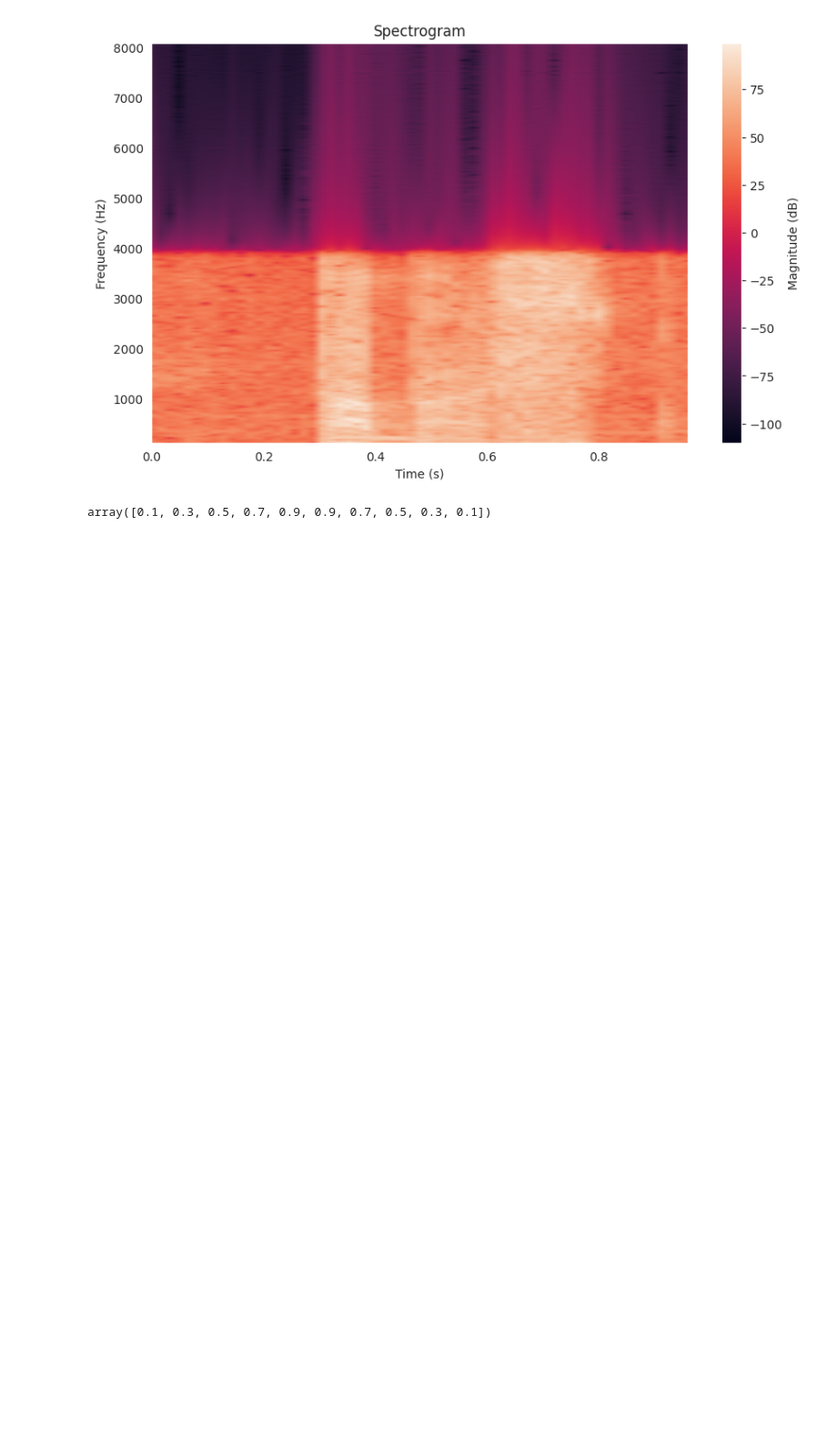
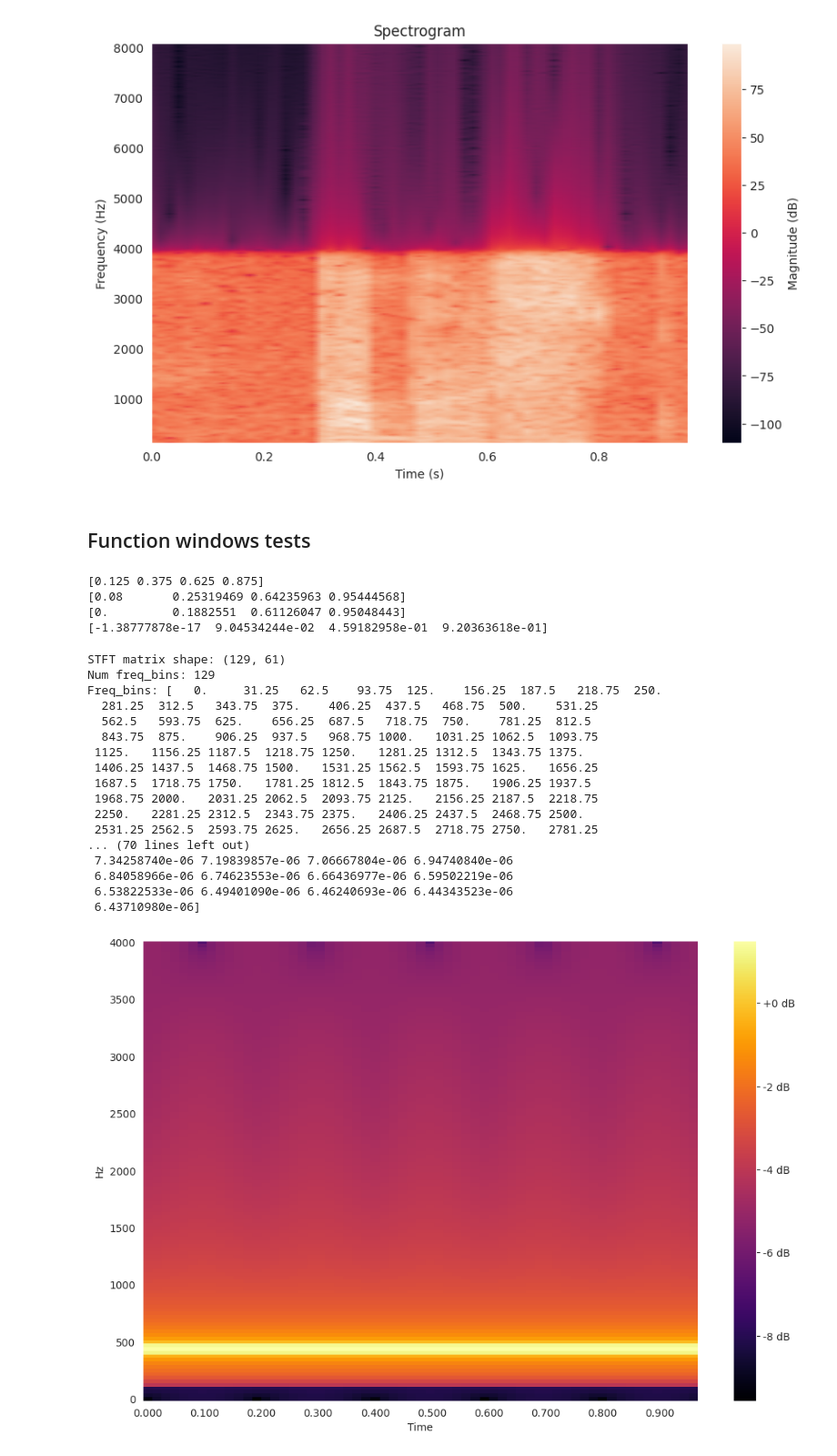
Before and after one commit to VisteK528/TRA_PROJ, a Jupyter notebook: DSP_prototype/STFT_tests.ipynb, the cells around one changed output. Shown at 91% size. Cells and saved outputs as stored; diff of their text form; code cells hidden in the pictures; blank space fills up the shorter version.

Commit message:
Implemented highpass filter using STFT

```diff
--- a/DSP_prototype/STFT_tests.ipynb
+++ b/DSP_prototype/STFT_tests.ipynb
@@ -311,7 +311,59 @@ N_input: 1536
 61
 STFT matrix shape: (256, 61)
 [figure]
+# %% [markdown]
+## Function windows tests
 # %%
-scipy.signal.windows.triang(10)
+spectrum_edge_bins_number = 4
+print(scipy.signal.windows.triang(spectrum_edge_bins_number*2)[0:spectrum_edge_bins_number])
+print(np.hamming(spectrum_edge_bins_number*2)[0:spectrum_edge_bins_number])
+print(np.hanning(spectrum_edge_bins_number*2)[0:spectrum_edge_bins_number])
+print(np.blackman(spectrum_edge_bins_number*2)[0:spectrum_edge_bins_number])
 # %% [output]
-array([0.1, 0.3, 0.5, 0.7, 0.9, 0.9, 0.7, 0.5, 0.3, 0.1])
+[0.125 0.375 0.625 0.875]
+[0.08       0.25319469 0.64235963 0.95444568]
+[0.         0.1882551  0.61126047 0.95048443]
+[-1.38777878e-17  9.04534244e-02  4.59182958e-01  9.20363618e-01]
+# %%
+fs = 8000  # Sampling frequency
+t = np.linspace(0, 1, fs, endpoint=False)  # 1-second time vector
+signal = 0.5 * np.sin(2 * np.pi * 440 * t)  # A 440 Hz sine wave
+
+window_size = 256
+hop_size = 128
+
+stft_matrix, freq_bins, time_frames = DSP_algorithms.stft(signal, fs=fs, N=window_size, hop_size=hop_size, window_type='hann')
+
+print(f"STFT matrix shape: {stft_matrix.shape}")
+
+f_zero = 120
+f_cutoff = 240
+minimum_transmittance = 1e-5
+
+filtered_stft_matrix = DSP_algorithms.highpass_stft_filter(stft_matrix, fs=fs, f_cutoff=f_cutoff, f_zero=f_zero, minimum_transmittance=minimum_transmittance, window_type='hamming')
+
+print(abs(filtered_stft_matrix[:, 1]))
+
+plt.figure(figsize=(12, 8))
+librosa.display.specshow(np.log10(np.abs(filtered_stft_matrix)), x_axis='time', y_axis='linear', sr=8e3, cmap='inferno', hop_length=128)
+plt.colorbar(format='%+2.0f dB')
+plt.show()
+# %% [output]
+STFT matrix shape: (129, 61)
+Num freq_bins: 129
+Freq_bins: [   0.     31.25   62.5    93.75  125.    156.25  187.5   218.75  250.
+  281.25  312.5   343.75  375.    406.25  437.5   468.75  500.    531.25
+  562.5   593.75  625.    656.25  687.5   718.75  750.    781.25  812.5
+  843.75  875.    906.25  937.5   968.75 1000.   1031.25 1062.5  1093.75
+ 1125.   1156.25 1187.5  1218.75 1250.   1281.25 1312.5  1343.75 1375.
+ 1406.25 1437.5  1468.75 1500.   1531.25 1562.5  1593.75 1625.   1656.25
+ 1687.5  1718.75 1750.   1781.25 1812.5  1843.75 1875.   1906.25 1937.5
+ 1968.75 2000.   2031.25 2062.5  2093.75 2125.   2156.25 2187.5  2218.75
+ 2250.   2281.25 2312.5  2343.75 2375.   2406.25 2437.5  2468.75 2500.
+ 2531.25 2562.5  2593.75 2625.   2656.25 2687.5  2718.75 2750.   2781.25
+... (70 lines left out)
+ 7.34258740e-06 7.19839857e-06 7.06667804e-06 6.94740840e-06
+ 6.84058966e-06 6.74623553e-06 6.66436977e-06 6.59502219e-06
+ 6.53822533e-06 6.49401090e-06 6.46240693e-06 6.44343523e-06
+ 6.43710980e-06]
+[figure, added]
```
Also changed, not shown: 1 other file.
